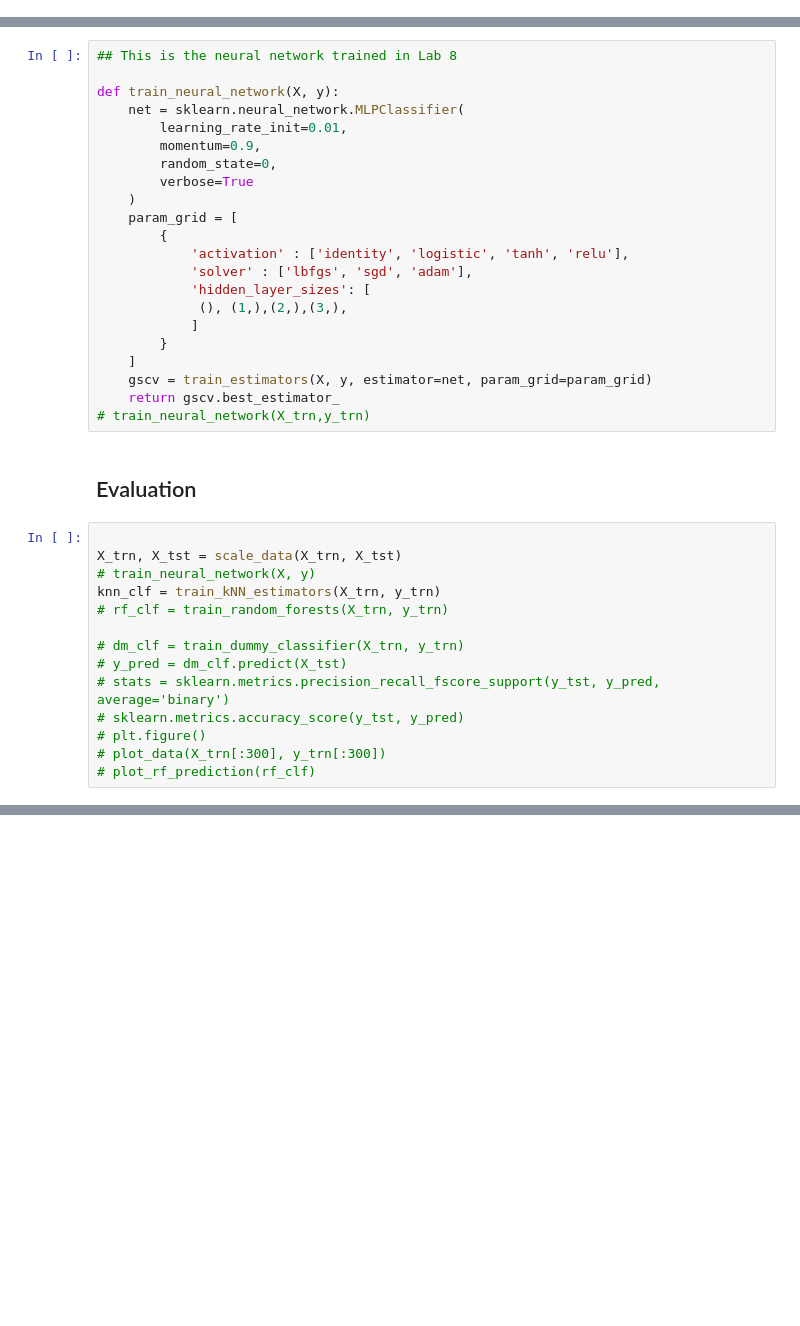
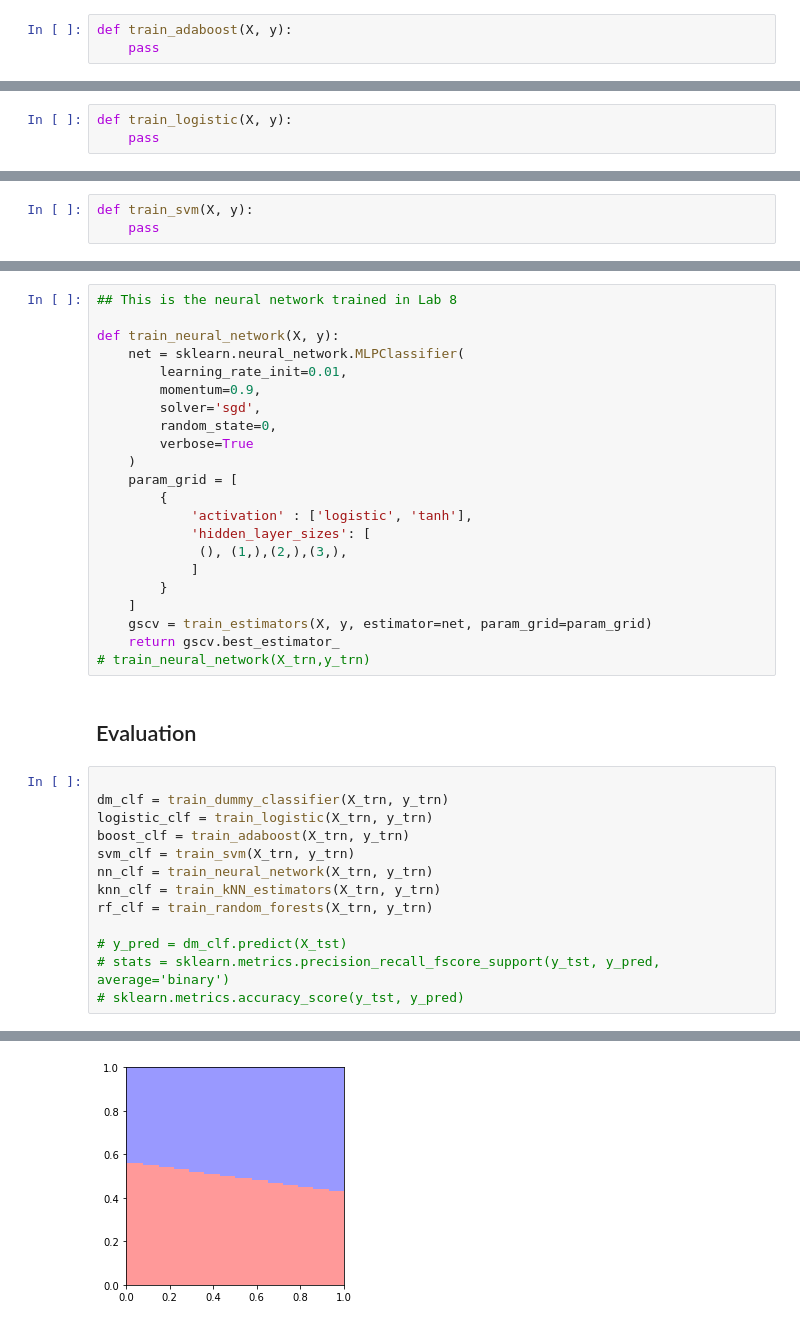
Before and after one commit to rmanaem/esports-prediction, a Jupyter notebook: src/training.ipynb, the cells around one changed output, grey strips where cells are left out. Drawn from its saved outputs; the diff is of its cells as text; blank space fills up the shorter version.

Commit message:
add placeholders for svm, adaboost, logistic

```diff
--- a/src/training.ipynb
+++ b/src/training.ipynb
@@ -158,0 +180,3 @@ def train_random_forests(X, y):
+# %%
+def train_adaboost(X, y):
+    pass
@@ -158,0 +185,3 @@ def train_random_forests(X, y):
+# %%
+def train_logistic(X, y):
+    pass
@@ -159,3 +190,6 @@ def train_random_forests(X, y):
+# %%
+def train_svm(X, y):
+    pass
 # %% [markdown]
 ## Neural Network
 # %%
@@ -165,13 +199,13 @@ def train_neural_network(X, y):
     net = sklearn.neural_network.MLPClassifier(
         learning_rate_init=0.01,
         momentum=0.9,
+        solver='sgd',
         random_state=0,
         verbose=True
     )
     param_grid = [
         {
-            'activation' : ['identity', 'logistic', 'tanh', 'relu'],
-            'solver' : ['lbfgs', 'sgd', 'adam'],
+            'activation' : ['logistic', 'tanh'],
             'hidden_layer_sizes': [
              (), (1,),(2,),(3,),
             ]
@@ -184,16 +218,15 @@ def train_neural_network(X, y):
 ## Evaluation
 # %%
 
-X_trn, X_tst = scale_data(X_trn, X_tst)
-# train_neural_network(X, y)
+dm_clf = train_dummy_classifier(X_trn, y_trn)
+logistic_clf = train_logistic(X_trn, y_trn)
+boost_clf = train_adaboost(X_trn, y_trn)
+svm_clf = train_svm(X_trn, y_trn)
+nn_clf = train_neural_network(X_trn, y_trn)
 knn_clf = train_kNN_estimators(X_trn, y_trn)
-# rf_clf = train_random_forests(X_trn, y_trn)
+rf_clf = train_random_forests(X_trn, y_trn)
 
-# dm_clf = train_dummy_classifier(X_trn, y_trn)
 # y_pred = dm_clf.predict(X_tst)
 # stats = sklearn.metrics.precision_recall_fscore_support(y_tst, y_pred, average='binary')
 # sklearn.metrics.accuracy_score(y_tst, y_pred)
-# plt.figure()
-# plot_data(X_trn[:300], y_trn[:300])
-# plot_rf_prediction(rf_clf)
 # %% [output]
@@ -205,0 +250 @@ Fitting 3 folds for each of 5 candidates, totalling 15 fits
+[figure, added]
```
Also changed, not shown: parts of 9 cells of this notebook, 1 other file.
